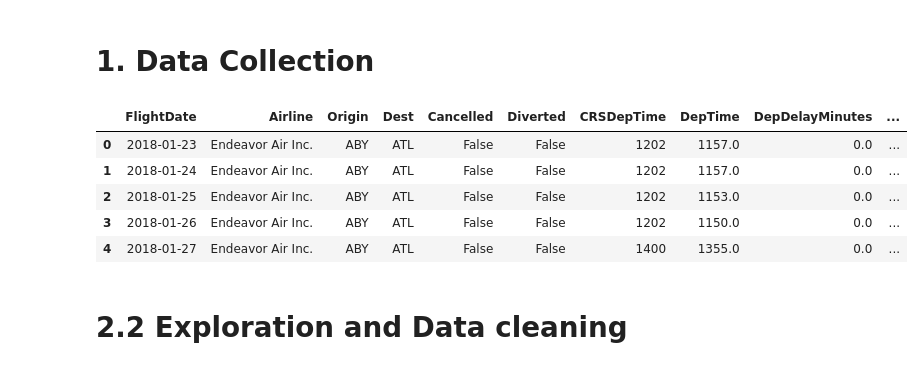
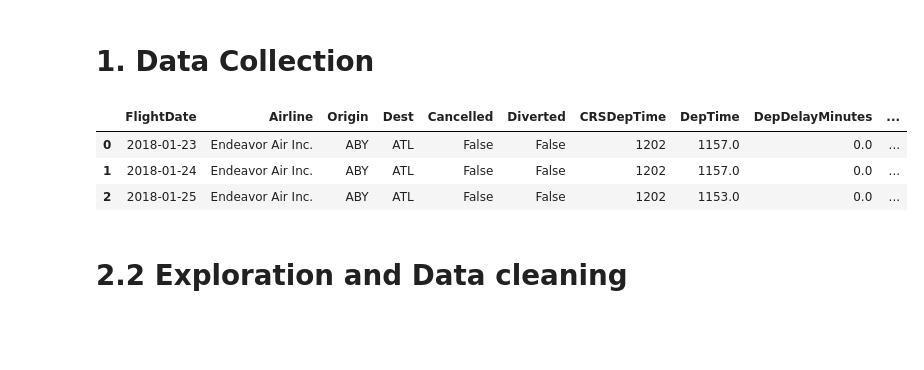
Before and after one commit to MFernandez19/final_project, a Jupyter notebook: src/explore.ipynb, the cells around one changed output. Cells and saved outputs as stored; diff of their text form; code cells hidden in the pictures; blank space fills up the shorter version.

```diff
--- a/src/explore.ipynb
+++ b/src/explore.ipynb
@@ -30,14 +30,12 @@ df_2022 = pd.read_parquet("/workspace/final_project/data/raw/Combined_Flights_20
 data_frames = [df_2018, df_2019, df_2020, df_2021, df_2022]
 df = pd.concat(data_frames, ignore_index=True)
 # %%
-df.head()
+df.head(3)
 # %% [output]
 |  | FlightDate | Airline | Origin | Dest | Cancelled | Diverted | CRSDepTime | DepTime | DepDelayMinutes | ... |
 | 0 | 2018-01-23 | Endeavor Air Inc. | ABY | ATL | False | False | 1202 | 1157.0 | 0.0 | ... |
 | 1 | 2018-01-24 | Endeavor Air Inc. | ABY | ATL | False | False | 1202 | 1157.0 | 0.0 | ... |
 | 2 | 2018-01-25 | Endeavor Air Inc. | ABY | ATL | False | False | 1202 | 1153.0 | 0.0 | ... |
-| 3 | 2018-01-26 | Endeavor Air Inc. | ABY | ATL | False | False | 1202 | 1150.0 | 0.0 | ... |
-| 4 | 2018-01-27 | Endeavor Air Inc. | ABY | ATL | False | False | 1400 | 1355.0 | 0.0 | ... |
 # %% [markdown]
 # 2.2 Exploration and Data cleaning
 # %% [markdown]
```
Also changed, not shown: parts of 43 cells of this notebook, 7 other files.
